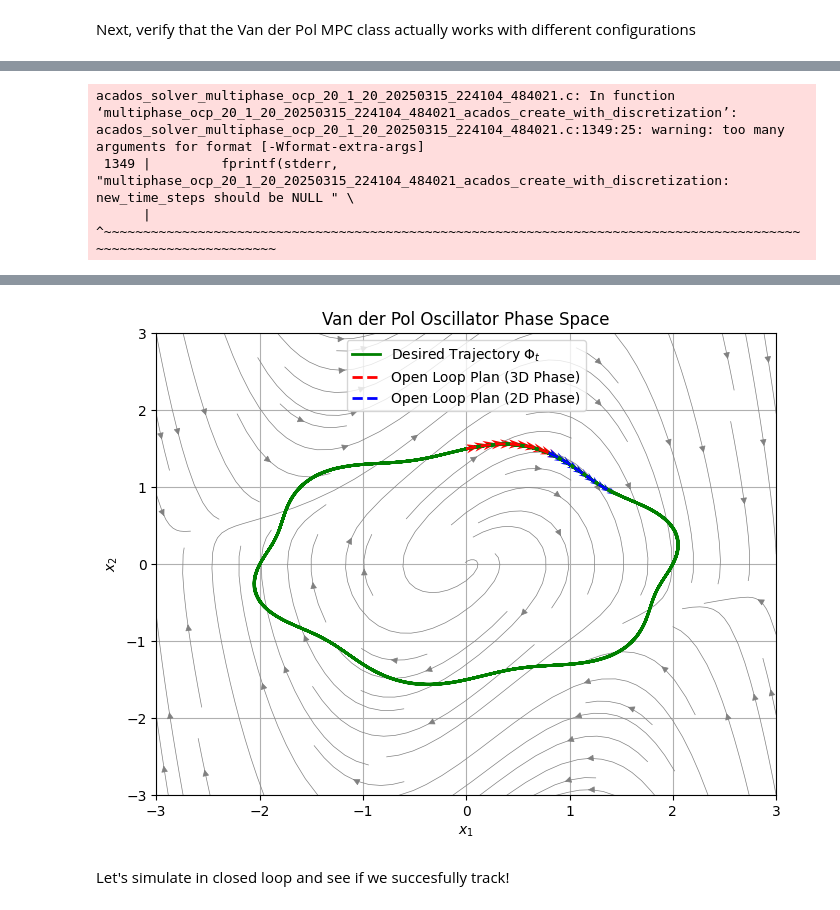
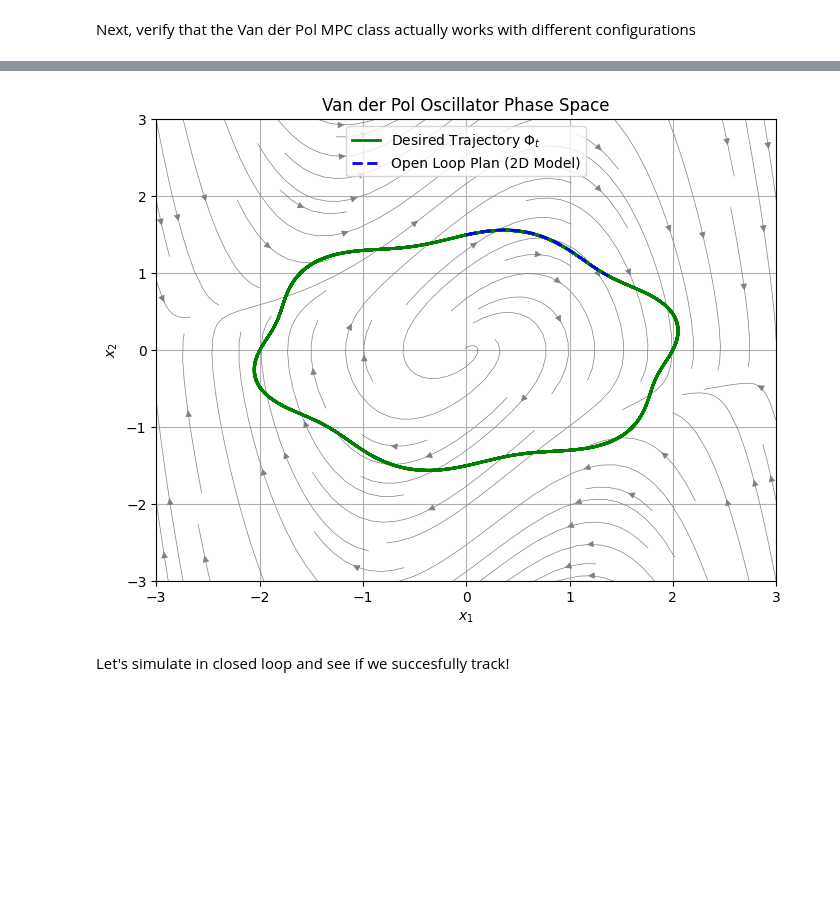
Before and after one commit to l-m-schroth/multi_fidelity_MPC_slow_fast, a Jupyter notebook: Van_der_pol_toy_problem.ipynb, the cells around one changed output, grey strips where cells are left out. Saved outputs shown, nothing was run; the diff lists cells and outputs as text; code cells hidden in the pictures; blank space fills up the shorter version.

Commit message:
Now only using the 2d or 3d model in the VanDerPolMPC class works

```diff
--- a/Van_der_pol_toy_problem.ipynb
+++ b/Van_der_pol_toy_problem.ipynb
@@ -7,7 +7,7 @@ import matplotlib.pyplot as plt
 # Define system parameters
 mu = 1.0
 epsilon_1, epsilon_2, epsilon_3, epsilon_4 = 10, 0.3, 5, 0.01
-d1, d2, d3 = 1.6, 1.6, 10
+d1, d2, d3 = 0.8, 0.8, 40
 
 # Define periodic control input u
 def control_input(t, scale=0.3):
@@ -180,7 +180,22 @@ Next, verify that the Van der Pol MPC class actually works with different config
 # %%
 from Van_der_pol_MPC import VanDerPolMPC, VanDerPolMPCOptions
 
-mpc_opts = VanDerPolMPCOptions()
+mpc_opts = VanDerPolMPCOptions(
+    # dynamics
+    mu = mu,
+    epsilon_1 = epsilon_1,
+    epsilon_2 = epsilon_2,
+    epsilon_3 = epsilon_3,
+    epsilon_4 = epsilon_4,
+    d1 = d1,
+    d2 = d2,
+    d3 = d3,
+
+    # mpc options
+    N = 40,
+    step_size_list = [0.02]* 40,
+    switch_stage = 0
+)
 mpc = VanDerPolMPC(mpc_opts, Phi_t)
 
 print('Generated mpc succesfully')
@@ -191,7 +206,12 @@ x01, x02 = Phi_t(t=t0)
 x03 = 0.0
 x0 = np.vstack((x01, x02, x03))
 
-mpc.solve(x0, t0)
+# account for the case where only the 2d model is used
+if mpc_opts.switch_stage == 0:
+    nx0 = 2
+else:
+    nx0 = 3
+mpc.solve(x0[:nx0], t0)
 
 plot_phase_space(Phi_t, mpc, open_loop_plan=True)
 # %% [output]
@@ -215,4 +234,0 @@ cc -fPIC -std=c99   -O2 -I/home/lukas/ETH_Zuerich/ASL_Stanford_Masterthesis/Work
-acados_solver_multiphase_ocp_20_1_20_20250315_224104_484021.c: In function ‘multiphase_ocp_20_1_20_20250315_224104_484021_acados_create_with_discretization’:
-acados_solver_multiphase_ocp_20_1_20_20250315_224104_484021.c:1349:25: warning: too many arguments for format [-Wformat-extra-args]
- 1349 |         fprintf(stderr, "multiphase_ocp_20_1_20_20250315_224104_484021_acados_create_with_discretization: new_time_steps should be NULL " \
-      |                         ^~~~~~~~~~~~~~~~~~~~~~~~~~~~~~~~~~~~~~~~~~~~~~~~~~~~~~~~~~~~~~~~~~~~~~~~~~~~~~~~~~~~~~~~~~~~~~~~~~~~~~~~~~~~~~~~~
@@ -237,4 +235,4 @@ Generated mpc succesfully
-[figure, old version]
+[figure, new version]
 # %% [markdown]
 Let's simulate in closed loop and see if we succesfully track!
 # %%
```
Also changed, not shown: parts of 4 cells of this notebook, 9 other files.
